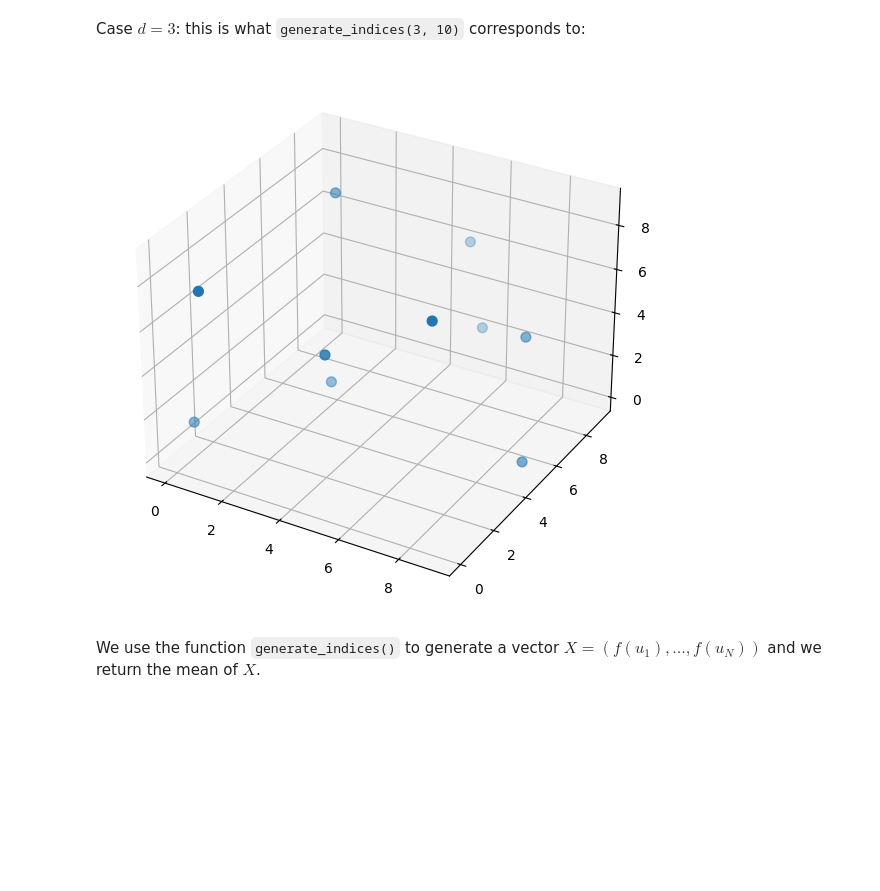
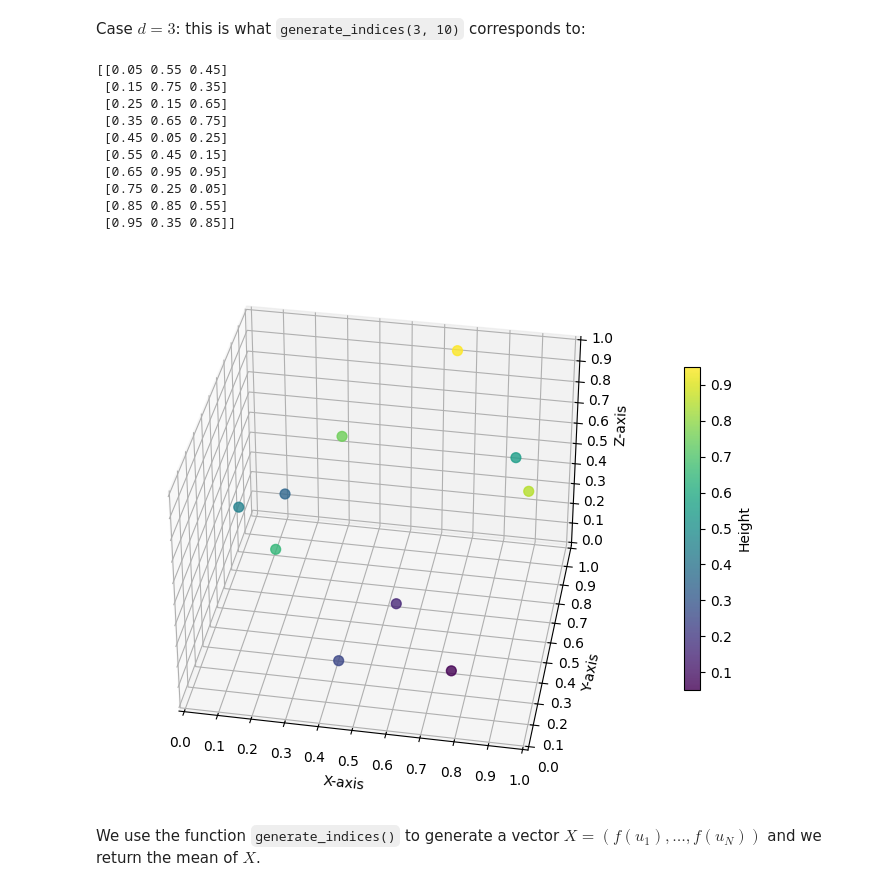
Before and after one commit to alban-geron/stratification-monte-carlo, a Jupyter notebook: notebook_stratification.ipynb, the cells around one changed output. Cells and saved outputs as stored; diff of their text form; code cells hidden in the pictures; blank space fills up the shorter version.

Commit message:
A few updates on graphs and comments. generate_indices() and quasimontecarlo() were slightly modified.

```diff
--- a/notebook_stratification.ipynb
+++ b/notebook_stratification.ipynb
@@ -63,19 +78,52 @@ plt.show()
 Case $d = 3$: this is what `generate_indices(3, 10)` corresponds to:
 # %%
 points = generate_indices(3, 10)
+
+print(points)
 
 x = points[:, 0]
 y = points[:, 1]
 z = points[:, 2]
 
 fig = plt.figure(figsize = (10, 7))
 ax = fig.add_subplot(111, projection = '3d')
 
-ax.scatter(x, y, z, s = 50)
+# Grid
+ax.set_xticks(np.linspace(0, 1, 11))
+ax.set_yticks(np.linspace(0, 1, 11))
+ax.set_zticks(np.linspace(0, 1, 11))
+ax.grid(True, linestyle = '--')
+
+# Point of view
+ax.view_init(elev = 35, azim = -80)
+
+# The color is a function of height
+sc = ax.scatter(x, y, z,
+                c = z,
+                cmap = 'viridis',
+                s = 50,
+                alpha = 0.8)
+cbar = plt.colorbar(sc, ax = ax, shrink = 0.6)
+cbar.set_label("Height")
+
+# Label of each axes
+ax.set_xlabel("X-axis")
+ax.set_ylabel("Y-axis")
+ax.set_zlabel("Z-axis")
 
 plt.show()
 # %% [output]
+[[0.05 0.55 0.45]
+ [0.15 0.75 0.35]
+ [0.25 0.15 0.65]
+ [0.35 0.65 0.75]
+ [0.45 0.05 0.25]
+ [0.55 0.45 0.15]
+ [0.65 0.95 0.95]
+ [0.75 0.25 0.05]
+ [0.85 0.85 0.55]
+ [0.95 0.35 0.85]]
-[figure, old version]
+[figure, new version]
 # %% [markdown]
 We use the function `generate_indices()` to generate a vector $X = (f(u_1), \dots, f(u_N))$ and we return the mean of $X$.
 # %%
```
Also changed, not shown: parts of 7 cells of this notebook.
